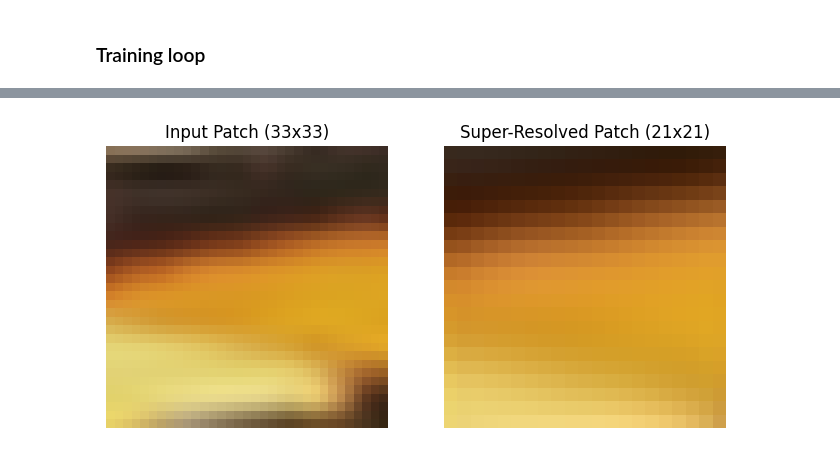
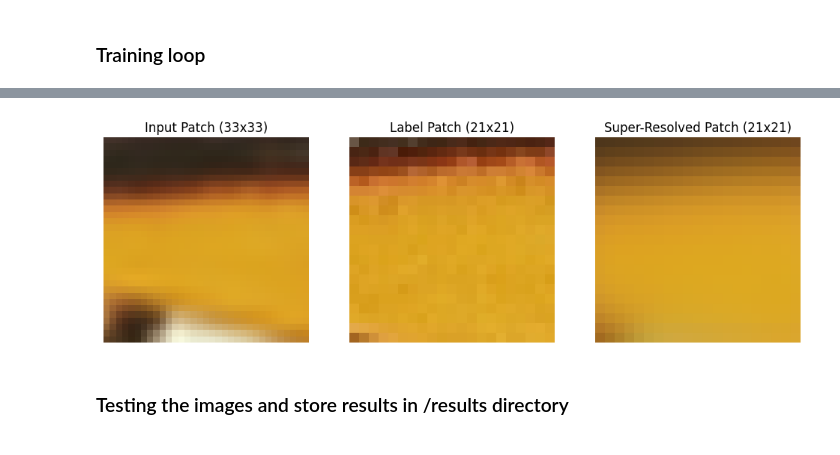
Before and after one commit to AdamAzuddin/SRCNN-PyTorch, a Jupyter notebook: train_srcnn.ipynb, the cells around one changed output, grey strips where cells are left out. Drawn from its saved outputs; the diff is of its cells as text; code cells hidden in the pictures.

```diff
--- a/train_srcnn.ipynb
+++ b/train_srcnn.ipynb
@@ -261,10 +229,4 @@ Validation Loss: 0.0008955607190728188
 # %%
-import torch
-import torchvision.transforms.functional as TF
-from PIL import Image
-import numpy as np
-import matplotlib.pyplot as plt
-
 # Function to modcrop the image
 def modcrop(img, scale):
     h, w = img.shape[1], img.shape[2]
@@ -308,66 +270,51 @@ for y in range(0, im_label.shape[1] - input_patch_size + 1, stride):
 # Convert lists of tensors to batch tensors
 data = torch.stack(data).float()  # Change to float
 label = torch.stack(label).float()  # Change to float
 
-# Initialize and load the trained SRCNN model
-class SRCNN(nn.Module):
-    def __init__(self):
-        super(SRCNN, self).__init__()
-        self.features = nn.Sequential(
-            nn.Conv2d(3, 64, kernel_size=9, stride=1, padding=4),  # Input channels: 3 (RGB)
-            nn.ReLU(True)
-        )
-        self.map = nn.Sequential(
-            nn.Conv2d(64, 32, kernel_size=5, stride=1, padding=2),
-            nn.ReLU(True)
-        )
-        self.reconstruction = nn.Conv2d(32, 3, kernel_size=5, stride=1, padding=2)
-
-    def forward(self, x):
-        out = self.features(x)
-        out = self.map(out)
-        out = self.reconstruction(out)
-        return out[:, :, 6:-6, 6:-6]
-
-    def _initialize_weights(self):
-        for m in self.modules():
-            if isinstance(m, nn.Conv2d):
-                nn.init.normal_(m.weight, mean=0, std=0.001)
-                if m.bias is not None:
-                    nn.init.constant_(m.bias, 0)
-
 model = SRCNN()
 model.load_state_dict(torch.load('srcnn_model.pth'))
 model.eval()
 
 # Perform inference on the input patches using the model
 with torch.no_grad():
     output_batch = model(data)
 
 # Visualize a specific output patch
-patch_index = 21  # Example patch index to visualize
+patch_index = 23  # Example patch index to visualize
 
-# Convert output patch tensor to a PIL image
+# Convert tensors to PIL images
+input_patch_tensor = data[patch_index].detach().cpu()
+label_patch_tensor = label[patch_index].detach().cpu()
 output_patch_tensor = output_batch[patch_index].detach().cpu()
+
+input_patch_pil = TF.to_pil_image(input_patch_tensor)
+label_patch_pil = TF.to_pil_image(label_patch_tensor)
 output_patch_pil = TF.to_pil_image(output_patch_tensor)
 
-# Display the input patch and the model's output (super-resolved patch)
-plt.figure(figsize=(8, 4))
+# Display the input patch, label patch (ground truth), and the model's output (super-resolved patch)
+plt.figure(figsize=(12, 4))
 
 # Display input patch
-plt.subplot(1, 2, 1)
-input_patch_pil = TF.to_pil_image(data[patch_index].detach().cpu())
+plt.subplot(1, 3, 1)
 plt.imshow(input_patch_pil)
 plt.title('Input Patch (33x33)')
 plt.axis('off')
 
+# Display label patch (ground truth)
+plt.subplot(1, 3, 2)
+plt.imshow(label_patch_pil)
+plt.title('Label Patch (21x21)')
+plt.axis('off')
+
 # Display output patch (super-resolved)
-plt.subplot(1, 2, 2)
+plt.subplot(1, 3, 3)
 plt.imshow(output_patch_pil)
 plt.title('Super-Resolved Patch (21x21)')
 plt.axis('off')
 
 plt.show()
 # %% [output]
-[figure, old version]
+[figure, new version]
+# %% [markdown]
+### Testing the images and store results in /results directory
 # %%
```
Also changed, not shown: parts of 18 cells of this notebook, 20 other files.
